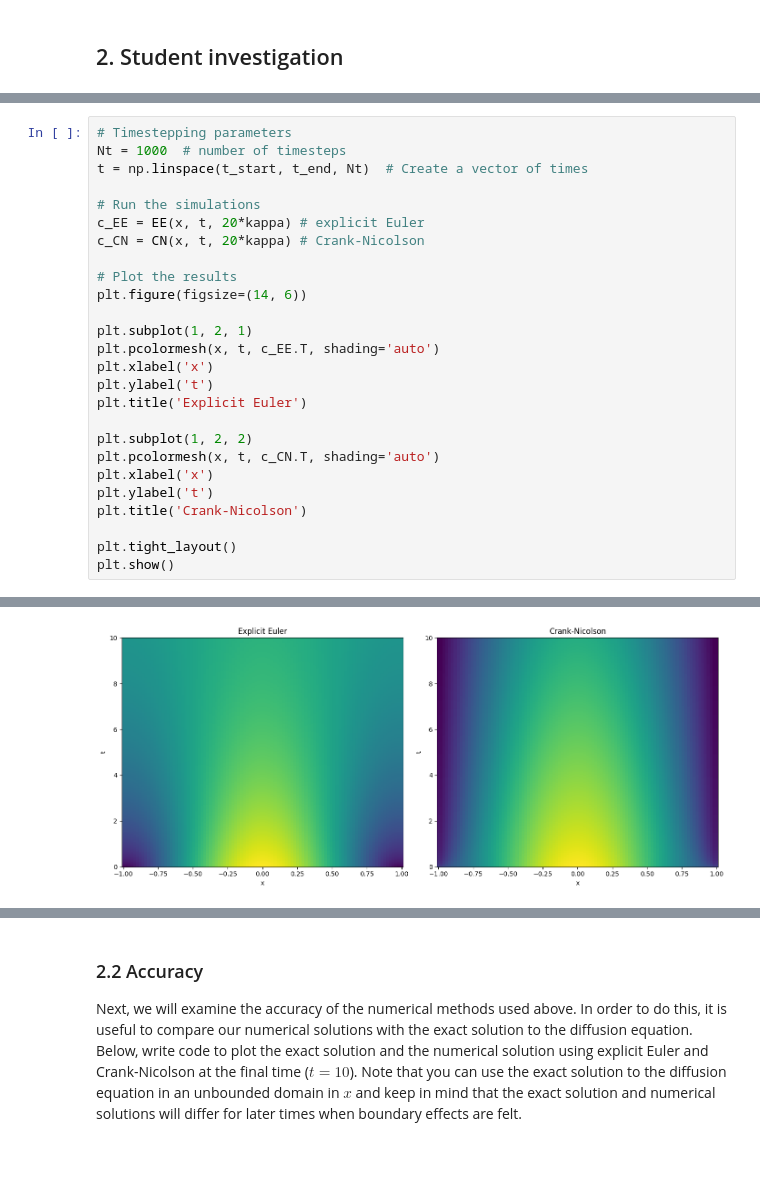
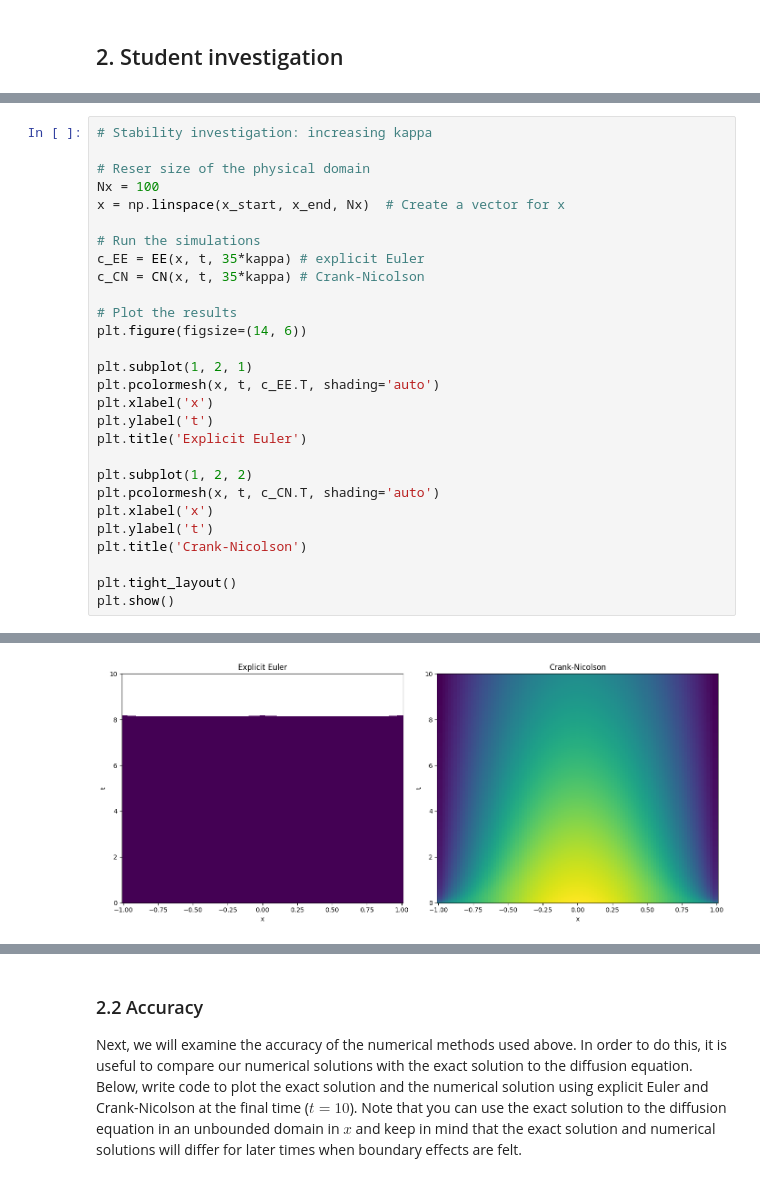
Before and after one commit to ananyaaa-j/QCES, a Jupyter notebook: Copy_of_Project1_numerical_methods.ipynb, the cells around one changed output, grey strips where cells are left out. Drawn from its saved outputs; the diff is of its cells as text.

```diff
--- a/Copy_of_Project1_numerical_methods.ipynb
+++ b/Copy_of_Project1_numerical_methods.ipynb
@@ -203,11 +251,13 @@ Crank-Nicolson method took 0.03 seconds
 # %%
-# Timestepping parameters
-Nt = 1000  # number of timesteps
-t = np.linspace(t_start, t_end, Nt)  # Create a vector of times
+# Stability investigation: increasing kappa
+
+# Reser size of the physical domain
+Nx = 100
+x = np.linspace(x_start, x_end, Nx)  # Create a vector for x
 
 # Run the simulations
-c_EE = EE(x, t, 20*kappa) # explicit Euler
-c_CN = CN(x, t, 20*kappa) # Crank-Nicolson
+c_EE = EE(x, t, 35*kappa) # explicit Euler
+c_CN = CN(x, t, 35*kappa) # Crank-Nicolson
 
 # Plot the results
 plt.figure(figsize=(14, 6))
@@ -232,2 +282,2 @@ Crank-Nicolson method took 0.05 seconds
-[figure, old version]
+[figure, new version]
 # %% [markdown]
```
Also changed, not shown: parts of 18 cells of this notebook.
